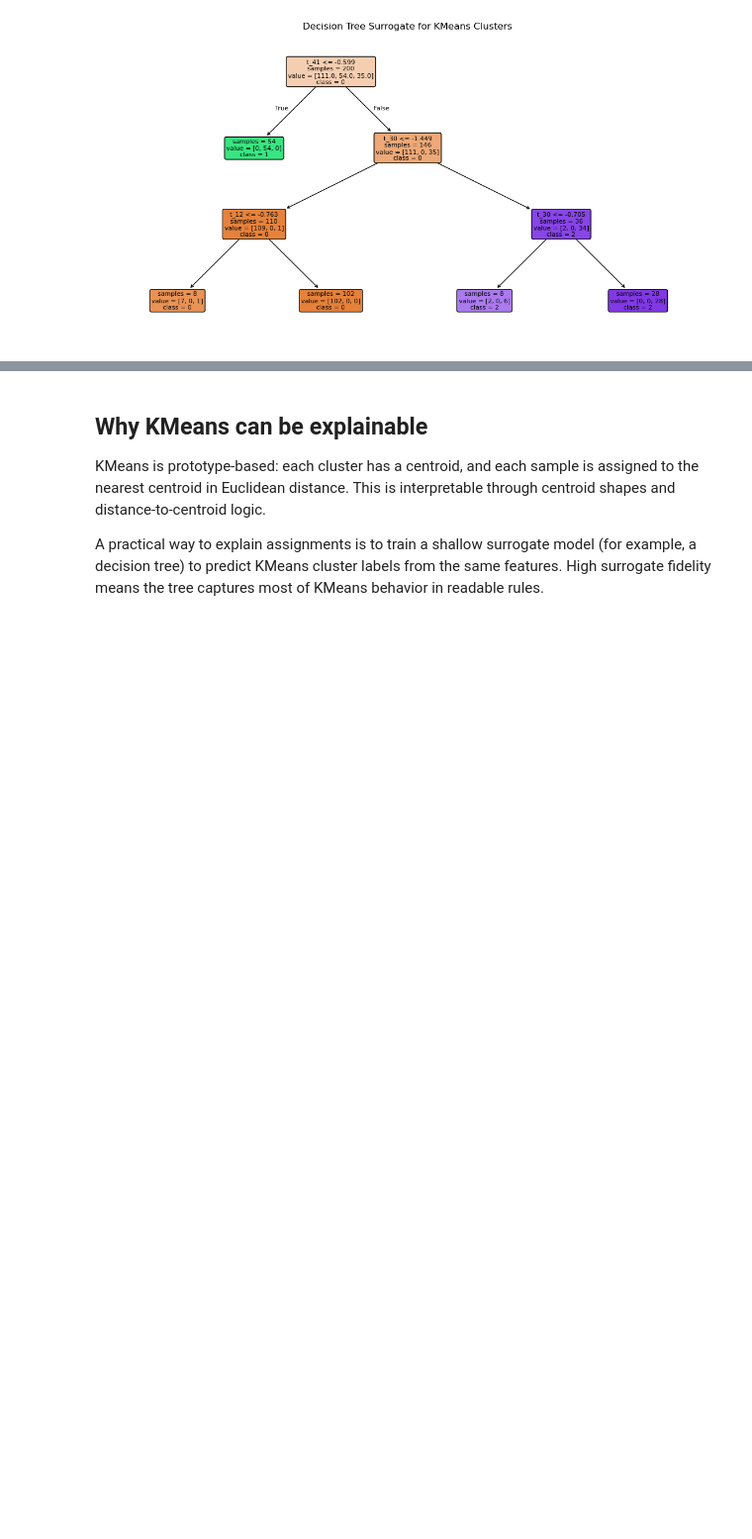
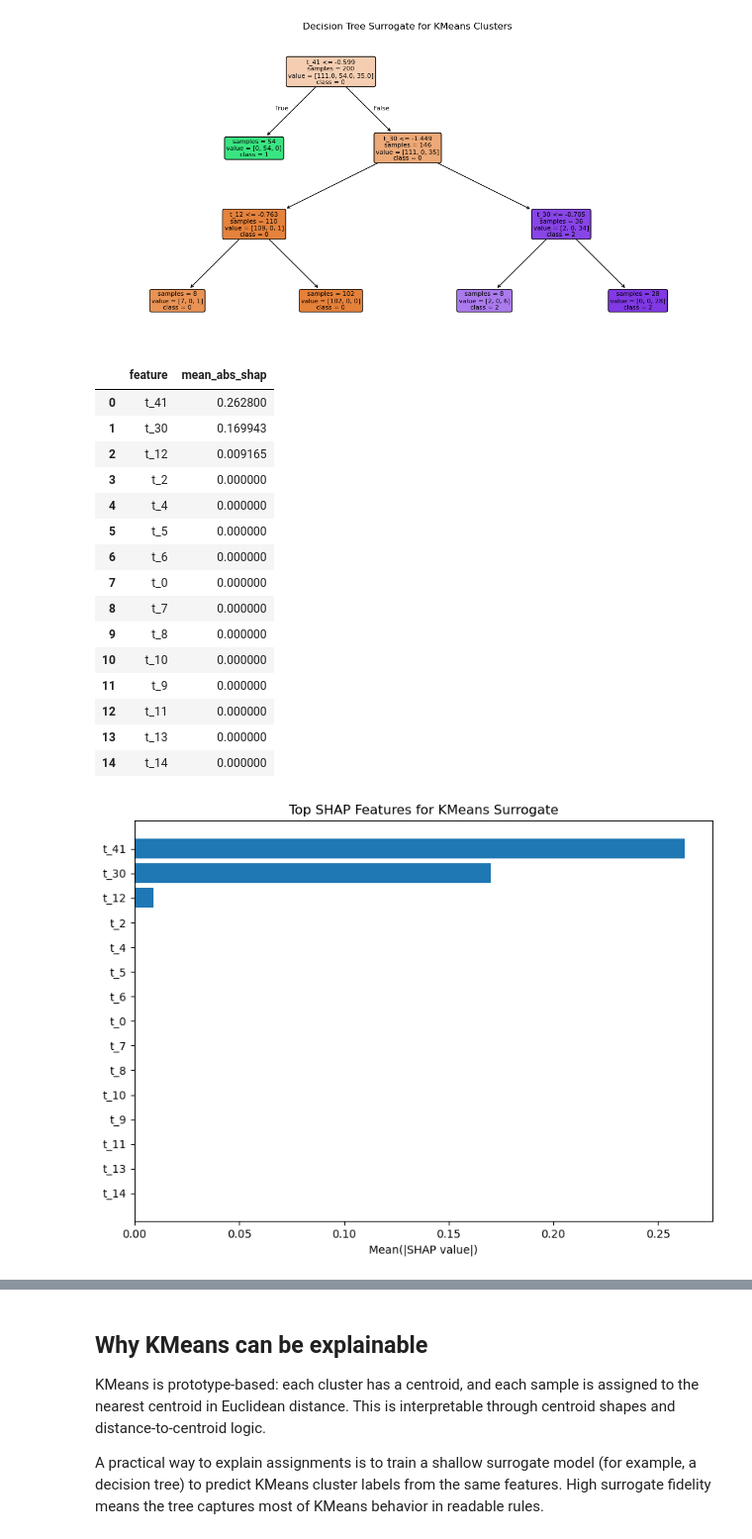
Before and after one commit to anpeata/xai-spatio-temporal, a Jupyter notebook: scripts/notebooks/kmeans_ecg200.ipynb, the cells around one changed output, grey strips where cells are left out. Shown at 99% size. Saved outputs shown, nothing was run; the diff lists cells and outputs as text; code cells hidden in the pictures; blank space fills up the shorter version.

```diff
--- a/scripts/notebooks/kmeans_ecg200.ipynb
+++ b/scripts/notebooks/kmeans_ecg200.ipynb
@@ -327,3 +390,62 @@ Surrogate rules:
 | 7 | t_7 | 0.000000 |
 | 8 | t_8 | 0.000000 |
 [figure]
+# %%
+# SHAP feature attributions for the surrogate tree
+try:
+    import shap
+    shap_available = True
+except ImportError:
+    shap_available = False
+    print('SHAP is not installed in this environment. Install with: pip install shap')
+
+if shap_available:
+    explainer = shap.TreeExplainer(surrogate)
+    raw_shap = explainer.shap_values(X_used)
+
+    if isinstance(raw_shap, list):
+        # One array per class: [n_samples, n_features]
+        shap_abs_mean = np.mean(
+            np.stack([np.abs(class_values).mean(axis=0) for class_values in raw_shap], axis=0),
+            axis=0,
+        )
+    elif isinstance(raw_shap, np.ndarray) and raw_shap.ndim == 3:
+        # [n_samples, n_features, n_classes]
+        shap_abs_mean = np.abs(raw_shap).mean(axis=(0, 2))
+    else:
+        # [n_samples, n_features]
+        shap_abs_mean = np.abs(raw_shap).mean(axis=0)
+
+    shap_importance_df = pd.DataFrame({
+        'feature': feature_names,
+        'mean_abs_shap': shap_abs_mean,
+    }).sort_values('mean_abs_shap', ascending=False).reset_index(drop=True)
+
+    display(shap_importance_df.head(15))
+
+    top_n = 15
+    top_df = shap_importance_df.head(top_n).iloc[::-1]
+    plt.figure(figsize=(8, 6))
+    plt.barh(top_df['feature'], top_df['mean_abs_shap'])
+    plt.title('Top SHAP Features for KMeans Surrogate')
+    plt.xlabel('Mean(|SHAP value|)')
+    plt.tight_layout()
+    plt.show()
+# %% [output]
+|  | feature | mean_abs_shap |
+| 0 | t_41 | 0.262800 |
+| 1 | t_30 | 0.169943 |
+| 2 | t_12 | 0.009165 |
+| 3 | t_2 | 0.000000 |
+| 4 | t_4 | 0.000000 |
+| 5 | t_5 | 0.000000 |
+| 6 | t_6 | 0.000000 |
+| 7 | t_0 | 0.000000 |
+| 8 | t_7 | 0.000000 |
+| 9 | t_8 | 0.000000 |
+| 10 | t_10 | 0.000000 |
+| 11 | t_9 | 0.000000 |
+| 12 | t_11 | 0.000000 |
+| 13 | t_13 | 0.000000 |
+| 14 | t_14 | 0.000000 |
+[figure, added]
```
Also changed, not shown: parts of 4 cells of this notebook.
